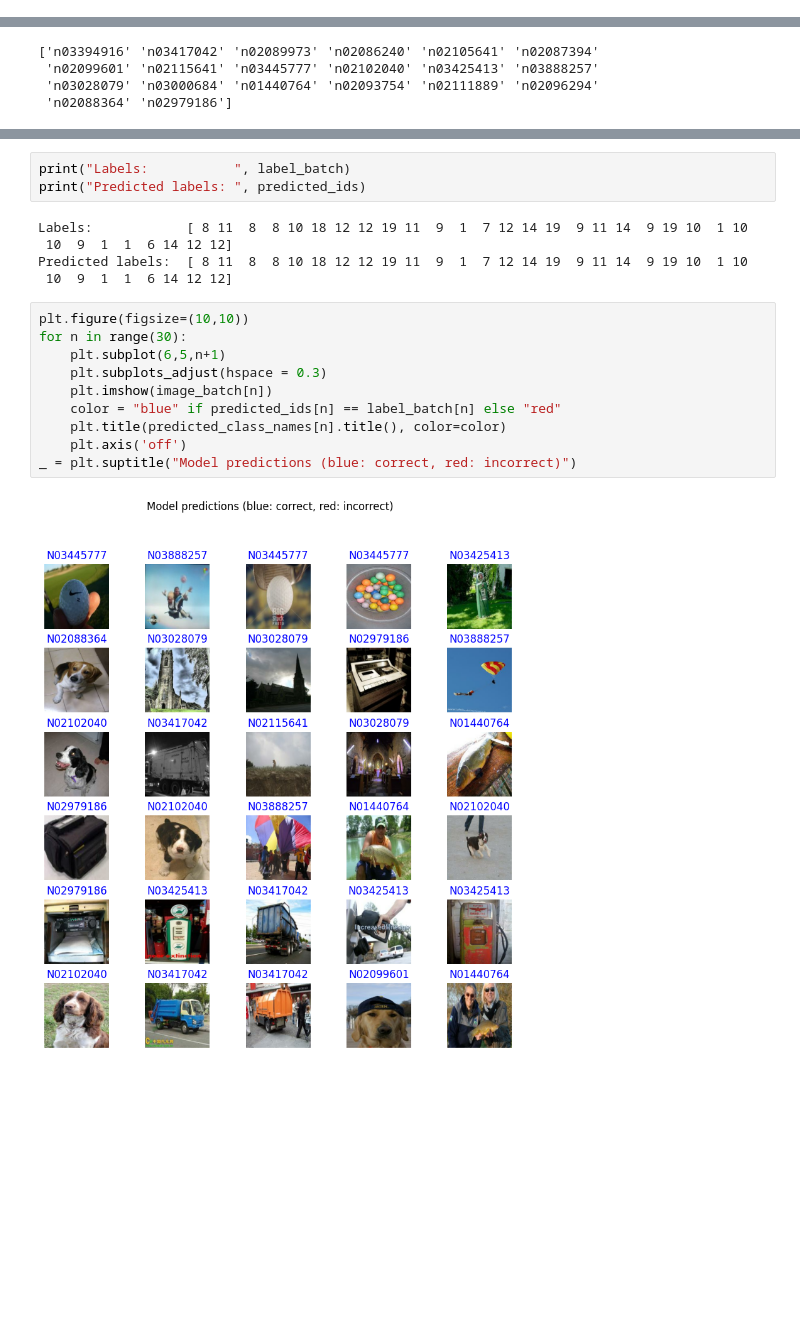
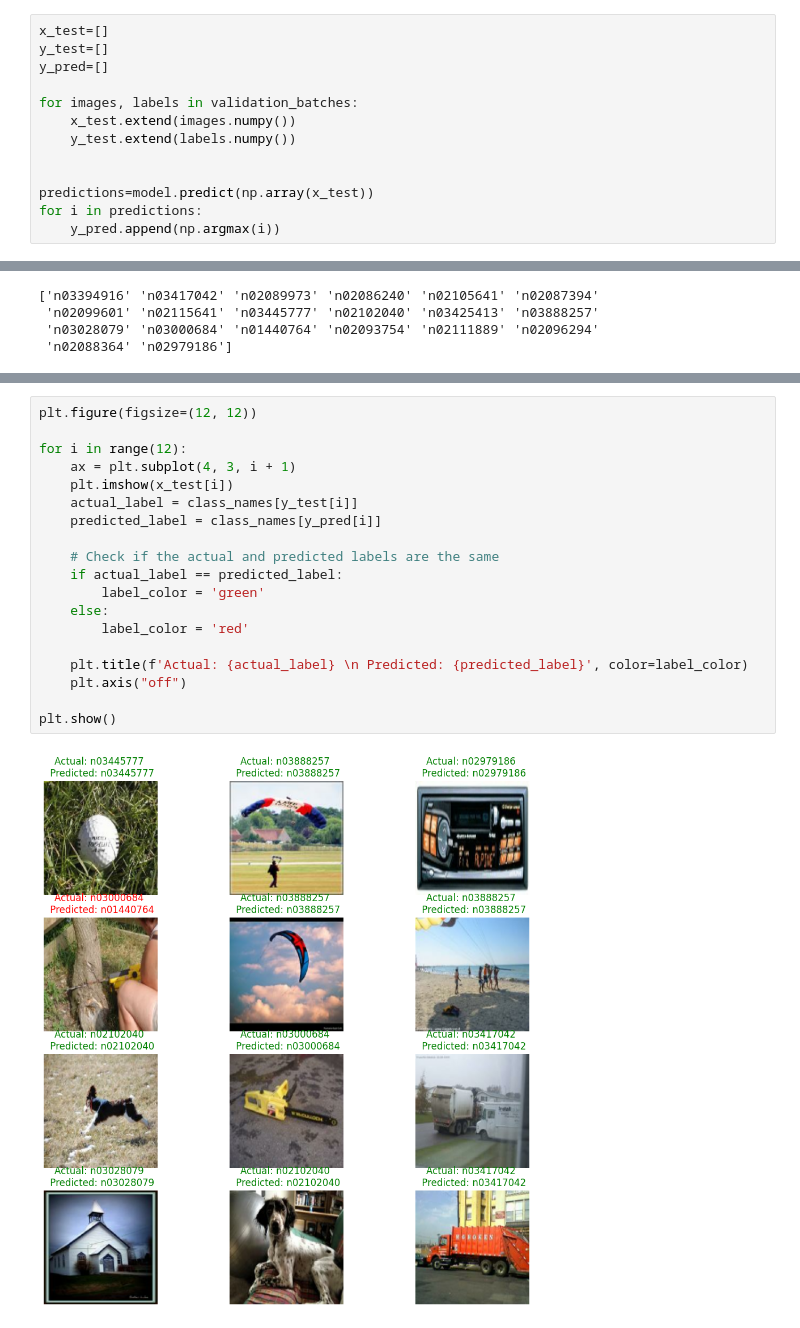
Before and after one commit to lazy-wolf/python-class-notes, a Jupyter notebook: TensorFlow_Dataset.ipynb, the cells around one changed output, grey strips where cells are left out. Saved outputs shown, nothing was run; the diff lists cells and outputs as text; blank space fills up the shorter version.

```diff
--- a/TensorFlow_Dataset.ipynb
+++ b/TensorFlow_Dataset.ipynb
@@ -215,0 +228,13 @@ Text(0.5, 1.0, 'Training and Validation Loss')
+# %%
+x_test=[]
+y_test=[]
+y_pred=[]
+
+for images, labels in validation_batches:
+    x_test.extend(images.numpy())
+    y_test.extend(labels.numpy())
+
+
+predictions=model.predict(np.array(x_test))
+for i in predictions:
+    y_pred.append(np.argmax(i))
@@ -241,20 +251,21 @@ print(predicted_class_names)
-# %%
-print("Labels:           ", label_batch)
-print("Predicted labels: ", predicted_ids)
-# %% [output]
-Labels:            [ 8 11  8  8 10 18 12 12 19 11  9  1  7 12 14 19  9 11 14  9 19 10  1 10
- 10  9  1  1  6 14 12 12]
-Predicted labels:  [ 8 11  8  8 10 18 12 12 19 11  9  1  7 12 14 19  9 11 14  9 19 10  1 10
- 10  9  1  1  6 14 12 12]
-# %%
-plt.figure(figsize=(10,10))
-for n in range(30):
-    plt.subplot(6,5,n+1)
-    plt.subplots_adjust(hspace = 0.3)
-    plt.imshow(image_batch[n])
-    color = "blue" if predicted_ids[n] == label_batch[n] else "red"
-    plt.title(predicted_class_names[n].title(), color=color)
-    plt.axis('off')
-_ = plt.suptitle("Model predictions (blue: correct, red: incorrect)")
-# %% [output]
-[figure, removed]
+# %%
+plt.figure(figsize=(12, 12))
+
+for i in range(12):
+    ax = plt.subplot(4, 3, i + 1)
+    plt.imshow(x_test[i])
+    actual_label = class_names[y_test[i]]
+    predicted_label = class_names[y_pred[i]]
+
+    # Check if the actual and predicted labels are the same
+    if actual_label == predicted_label:
+        label_color = 'green'
+    else:
+        label_color = 'red'
+
+    plt.title(f'Actual: {actual_label} \n Predicted: {predicted_label}', color=label_color)
+    plt.axis("off")
+
+plt.show()
+# %% [output]
+[figure, added]
```
Also changed, not shown: parts of 19 cells of this notebook.
